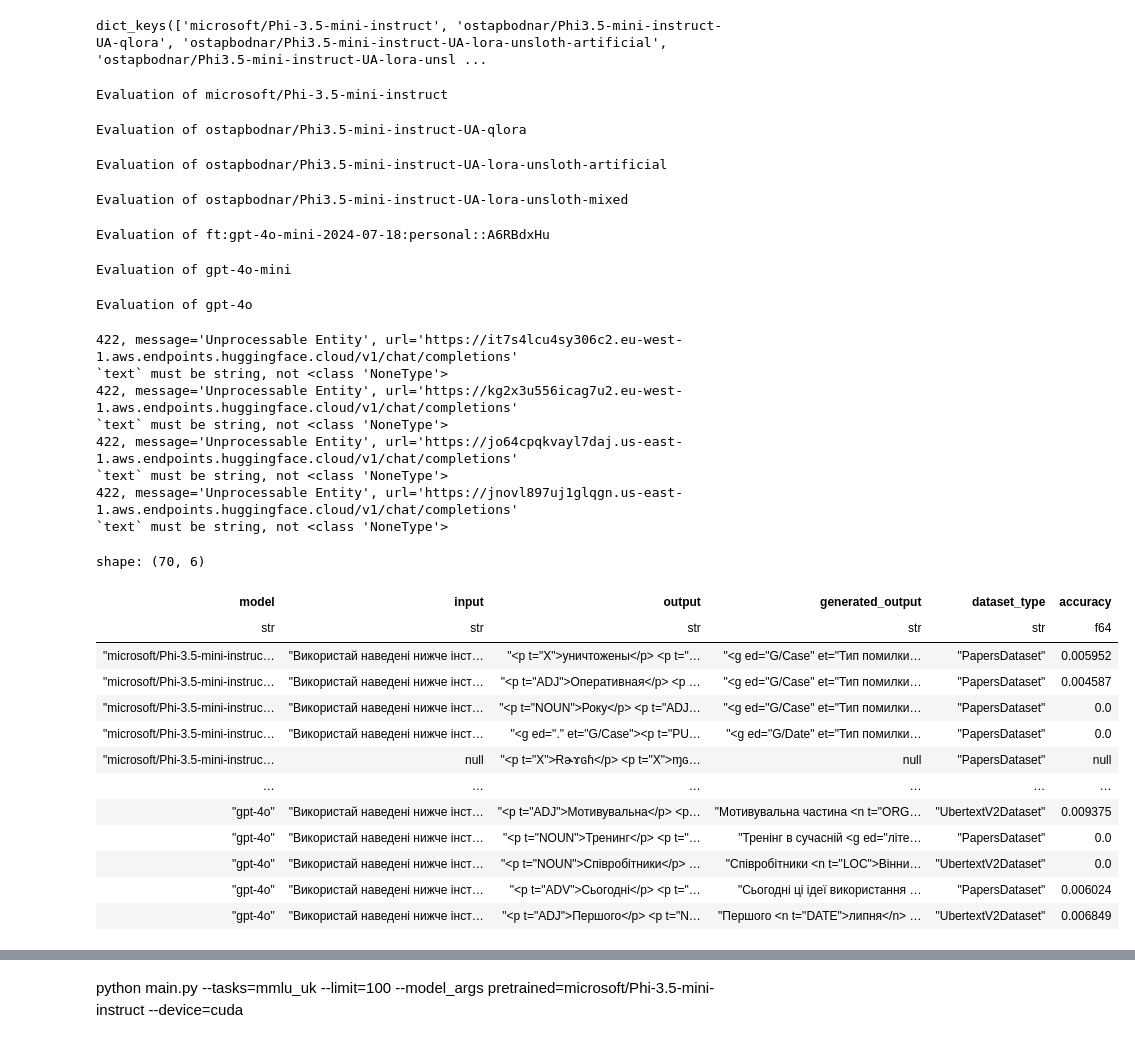
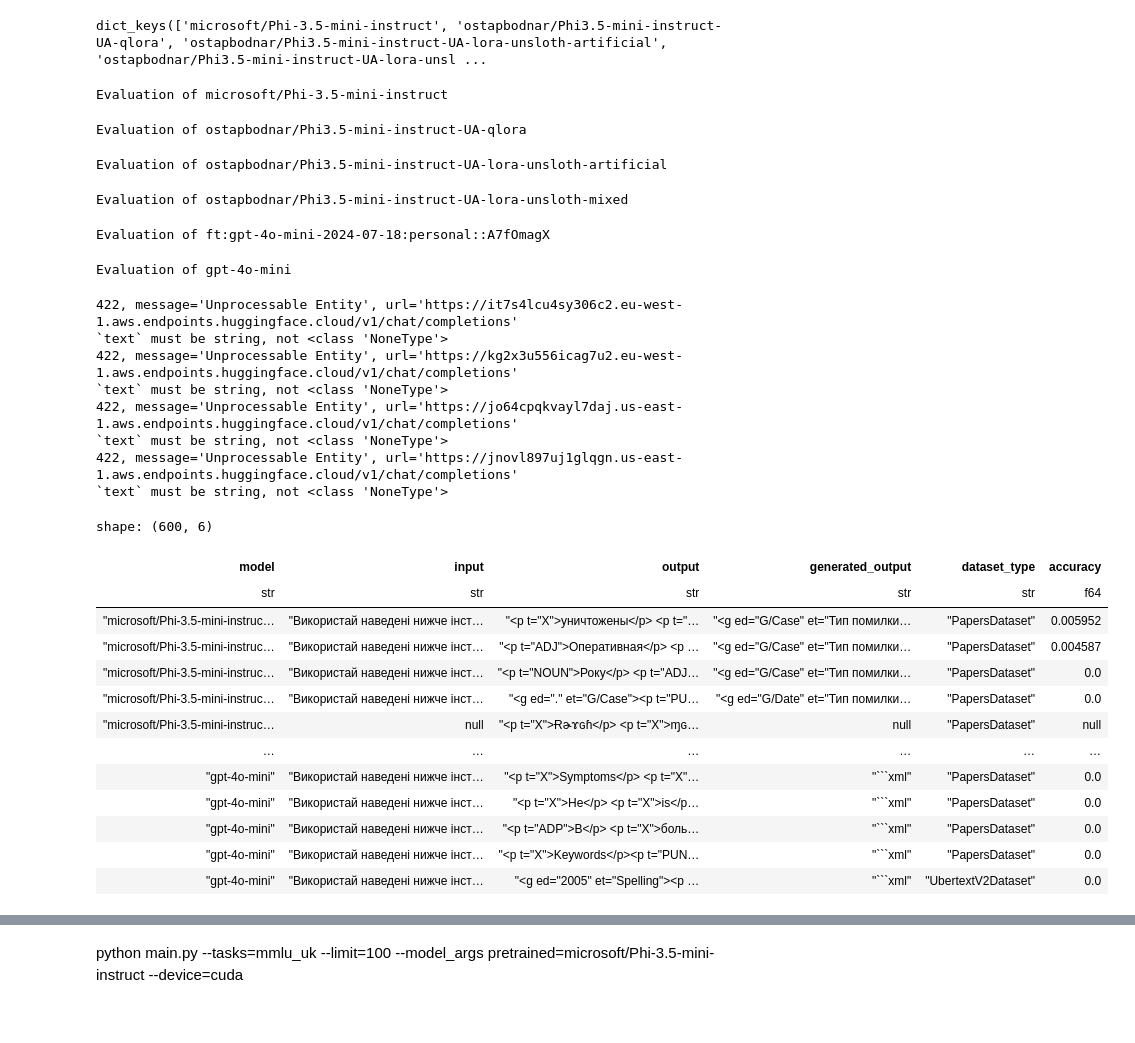
Before and after one commit to ostapbodnar/md-models-training-and-evaluation, a Jupyter notebook: notebooks/fined_tuned_llms_scoring.ipynb, the cells around one changed output, grey strips where cells are left out. Cells and saved outputs as stored; diff of their text form; code cells hidden in the pictures.

````diff
--- a/notebooks/fined_tuned_llms_scoring.ipynb
+++ b/notebooks/fined_tuned_llms_scoring.ipynb
@@ -153,9 +153,8 @@ models = {
         base_url="https://kg2x3u556icag7u2.eu-west-1.aws.endpoints.huggingface.cloud"),
     'ostapbodnar/Phi3.5-mini-instruct-UA-lora-unsloth-mixed': AsyncInferenceClient(
         base_url="https://jnovl897uj1glqgn.us-east-1.aws.endpoints.huggingface.cloud"),
-    'ft:gpt-4o-mini-2024-07-18:personal::A6RBdxHu': openai_client,
+    'ft:gpt-4o-mini-2024-07-18:personal::A7fOmagX': openai_client,
     'gpt-4o-mini': openai_client,
-    'gpt-4o': openai_client
 }
 # %%
 compl = await openai_client.chat.completions.create(
@@ -294,40 +293,39 @@ models.keys()
 # %% [output]
 dict_keys(['microsoft/Phi-3.5-mini-instruct', 'ostapbodnar/Phi3.5-mini-instruct-UA-qlora', 'ostapbodnar/Phi3.5-mini-instruct-UA-lora-unsloth-artificial', 'ostapbodnar/Phi3.5-mini-instruct-UA-lora-unsl ...
 # %%
-artificial_results = await perform_eval_async(artificial_ds.shuffle(seed=42).select(range(10)),
+artificial_results = await perform_eval_async(artificial_ds.shuffle(seed=42).select(range(100)),
                                               get_score_grammar_func())
 artificial_results.write_csv("artificial_scores.csv")
 artificial_results
 # %% [output]
 Evaluation of microsoft/Phi-3.5-mini-instruct
 Evaluation of ostapbodnar/Phi3.5-mini-instruct-UA-qlora
 Evaluation of ostapbodnar/Phi3.5-mini-instruct-UA-lora-unsloth-artificial
 Evaluation of ostapbodnar/Phi3.5-mini-instruct-UA-lora-unsloth-mixed
-Evaluation of ft:gpt-4o-mini-2024-07-18:personal::A6RBdxHu
+Evaluation of ft:gpt-4o-mini-2024-07-18:personal::A7fOmagX
 Evaluation of gpt-4o-mini
-Evaluation of gpt-4o
+422, message='Unprocessable Entity', url='https://it7s4lcu4sy306c2.eu-west-1.aws.endpoints.huggingface.cloud/v1/chat/completions'
+`text` must be string, not <class 'NoneType'>
+422, message='Unprocessable Entity', url='https://kg2x3u556icag7u2.eu-west-1.aws.endpoints.huggingface.cloud/v1/chat/completions'
+`text` must be string, not <class 'NoneType'>
+422, message='Unprocessable Entity', url='https://jo64cpqkvayl7daj.us-east-1.aws.endpoints.huggingface.cloud/v1/chat/completions'
+`text` must be string, not <class 'NoneType'>
+422, message='Unprocessable Entity', url='https://jnovl897uj1glqgn.us-east-1.aws.endpoints.huggingface.cloud/v1/chat/completions'
+`text` must be string, not <class 'NoneType'>
-422, message='Unprocessable Entity', url='https://it7s4lcu4sy306c2.eu-west-1.aws.endpoints.huggingface.cloud/v1/chat/completions'
-`text` must be string, not <class 'NoneType'>
-422, message='Unprocessable Entity', url='https://kg2x3u556icag7u2.eu-west-1.aws.endpoints.huggingface.cloud/v1/chat/completions'
-`text` must be string, not <class 'NoneType'>
-422, message='Unprocessable Entity', url='https://jo64cpqkvayl7daj.us-east-1.aws.endpoints.huggingface.cloud/v1/chat/completions'
-`text` must be string, not <class 'NoneType'>
-422, message='Unprocessable Entity', url='https://jnovl897uj1glqgn.us-east-1.aws.endpoints.huggingface.cloud/v1/chat/completions'
-`text` must be string, not <class 'NoneType'>
+shape: (600, 6)
-shape: (70, 6)
 | model | input | output | generated_output | dataset_type | accuracy |
 | str | str | str | str | str | f64 |
 | "microsoft/Phi-3.5-mini-instruc… | "Використай наведені нижче інст… | "<p t="X">уничтожены</p> <p t="… | "<g ed="G/Case" et="Тип помилки… | "PapersDataset" | 0.005952 |
 | "microsoft/Phi-3.5-mini-instruc… | "Використай наведені нижче інст… | "<p t="ADJ">Оперативная</p> <p … | "<g ed="G/Case" et="Тип помилки… | "PapersDataset" | 0.004587 |
 | "microsoft/Phi-3.5-mini-instruc… | "Використай наведені нижче інст… | "<p t="NOUN">Року</p> <p t="ADJ… | "<g ed="G/Case" et="Тип помилки… | "PapersDataset" | 0.0 |
 | "microsoft/Phi-3.5-mini-instruc… | "Використай наведені нижче інст… | "<g ed="." et="G/Case"><p t="PU… | "<g ed="G/Date" et="Тип помилки… | "PapersDataset" | 0.0 |
 | "microsoft/Phi-3.5-mini-instruc… | null | "<p t="X">Ɍɚɤɢɦ</p> <p t="X">ɱɢ… | null | "PapersDataset" | null |
 | … | … | … | … | … | … |
-| "gpt-4o" | "Використай наведені нижче інст… | "<p t="ADJ">Мотивувальна</p> <p… | "Мотивувальна частина <n t="ORG… | "UbertextV2Dataset" | 0.009375 |
-| "gpt-4o" | "Використай наведені нижче інст… | "<p t="NOUN">Тренинг</p> <p t="… | "Тренінг в сучасній <g ed="літе… | "PapersDataset" | 0.0 |
-| "gpt-4o" | "Використай наведені нижче інст… | "<p t="NOUN">Співробітники</p> … | "Співробітники <n t="LOC">Вінни… | "UbertextV2Dataset" | 0.0 |
-| "gpt-4o" | "Використай наведені нижче інст… | "<p t="ADV">Сьогодні</p> <p t="… | "Сьогодні ці ідеї використання … | "PapersDataset" | 0.006024 |
-| "gpt-4o" | "Використай наведені нижче інст… | "<p t="ADJ">Першого</p> <p t="N… | "Першого <n t="DATE">липня</n> … | "UbertextV2Dataset" | 0.006849 |
+| "gpt-4o-mini" | "Використай наведені нижче інст… | "<p t="X">Symptoms</p> <p t="X"… | "```xml" | "PapersDataset" | 0.0 |
+| "gpt-4o-mini" | "Використай наведені нижче інст… | "<p t="X">He</p> <p t="X">is</p… | "```xml" | "PapersDataset" | 0.0 |
+| "gpt-4o-mini" | "Використай наведені нижче інст… | "<p t="ADP">В</p> <p t="X">боль… | "```xml" | "PapersDataset" | 0.0 |
+| "gpt-4o-mini" | "Використай наведені нижче інст… | "<p t="X">Keywords</p><p t="PUN… | "```xml" | "PapersDataset" | 0.0 |
+| "gpt-4o-mini" | "Використай наведені нижче інст… | "<g ed="2005" et="Spelling"><p … | "```xml" | "UbertextV2Dataset" | 0.0 |
 # %%
 calc_stats(artificial_results)
 # %% [output]
````
Also changed, not shown: parts of 6 cells of this notebook, 2 other files.
